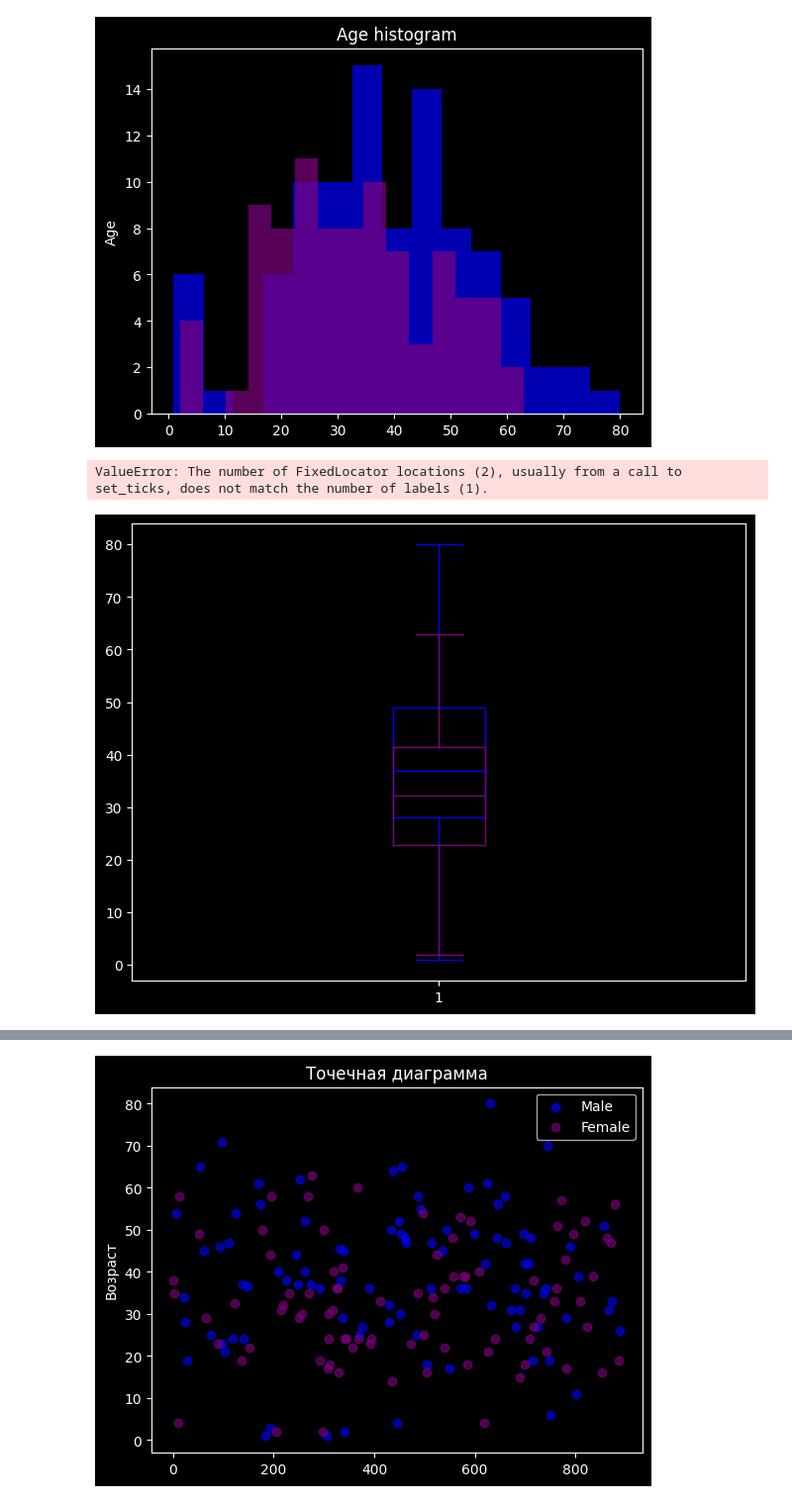
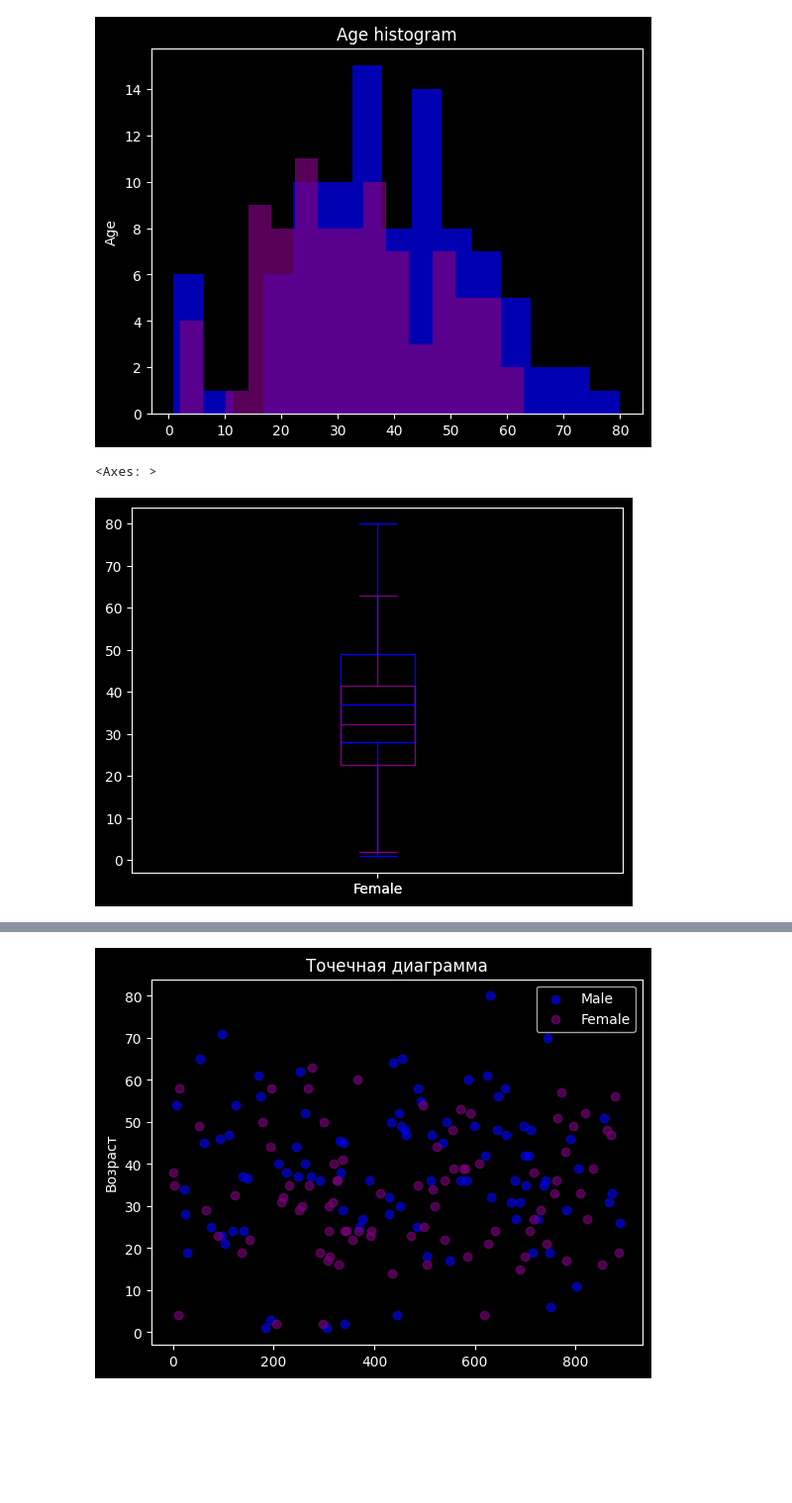
Before and after one commit to ResursX/AIM, a Jupyter notebook: AIM_practice_1.ipynb, the cells around one changed output, grey strips where cells are left out. Shown at 99% size. Drawn from its saved outputs; the diff is of its cells as text; code cells hidden in the pictures; blank space fills up the shorter version.

```diff
--- a/AIM_practice_1.ipynb
+++ b/AIM_practice_1.ipynb
@@ -25,8 +25,10 @@ df
 
 C удалением пустых строк
 # %%
-df_male = df[df['Sex'] == 'male'].dropna()
-df_female = df[df['Sex'] == 'female'].dropna()
+df = df.dropna()
+
+df_male = df[df['Sex'] == 'male']
+df_female = df[df['Sex'] == 'female']
 # %%
 df_male
 # %% [output]
@@ -108,10 +104,10 @@ plt.show()
 # %%
 df_male['Age'].plot(kind='box', label='Male', color='blue')
 df_female['Age'].plot(kind='box', label='Female', color='purple')
 
-plt.title('Age boxplot')
-plt.ylabel('Age')
-plt.show()
+#plt.title('Age boxplot')
+#plt.ylabel('Age')
+#plt.show()
 # %% [output]
-ValueError: The number of FixedLocator locations (2), usually from a call to set_ticks, does not match the number of labels (1).
+<Axes: >
-[figure, old version]
+[figure, new version]
```
Also changed, not shown: parts of 4 cells of this notebook.
